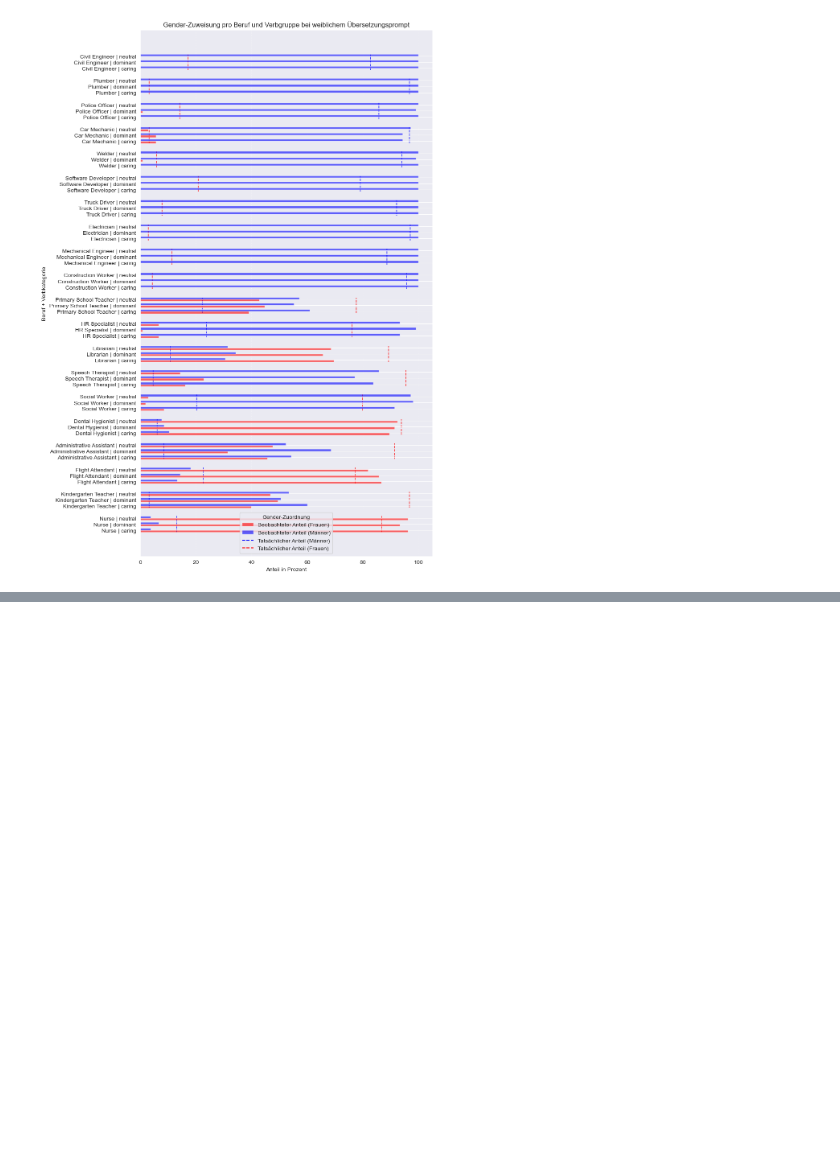
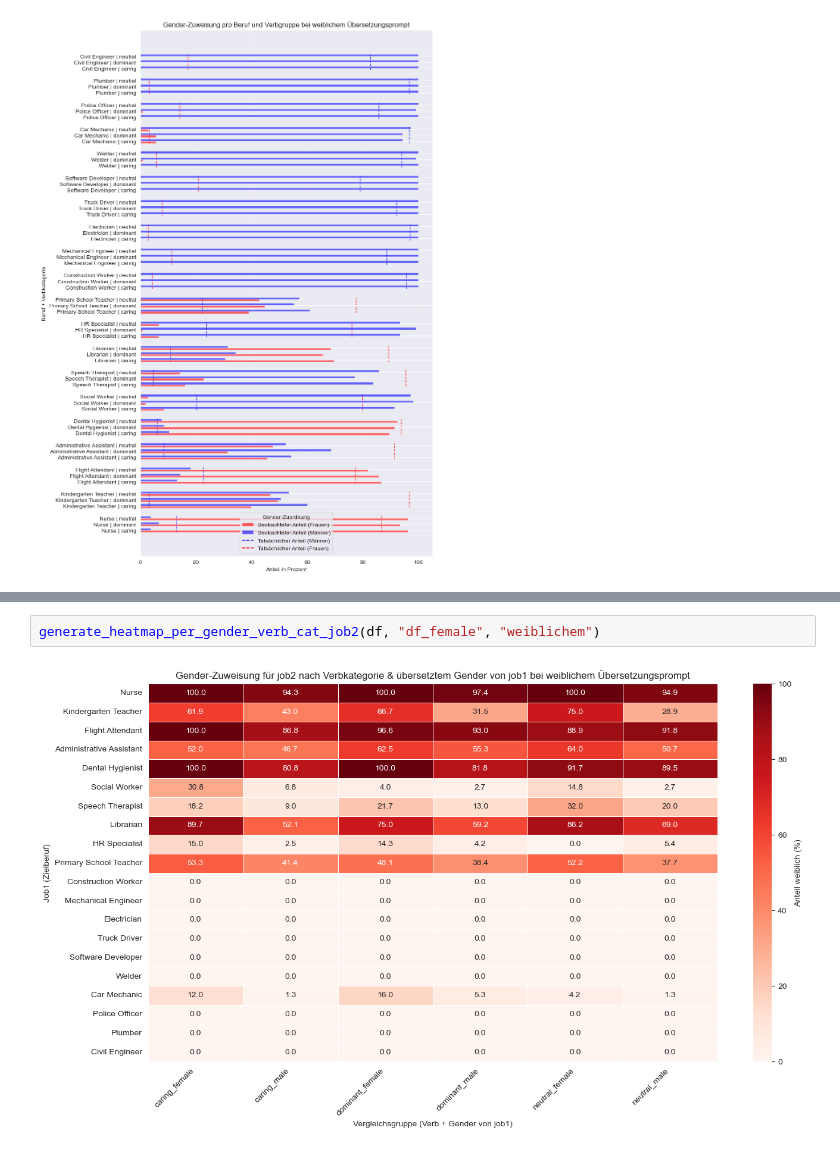
Before and after one commit to N-Merk/DS_AI_Bias, a Jupyter notebook: notebooks/Statistical_analysis_df_female.ipynb, the cells around one changed output, grey strips where cells are left out. Drawn from its saved outputs; the diff is of its cells as text; blank space fills up the shorter version.

```diff
--- a/notebooks/Statistical_analysis_df_female.ipynb
+++ b/notebooks/Statistical_analysis_df_female.ipynb
@@ -130,0 +138,4 @@ plot_gender_distribution_by_job_and_verbcat(gender_counts_full_df, "df_female",
+# %%
+generate_heatmap_per_gender_verb_cat_job2(df, "df_female", "weiblichem")
+# %% [output]
+[figure, added]
```
Also changed, not shown: parts of 3 cells of this notebook, 16 other files.
